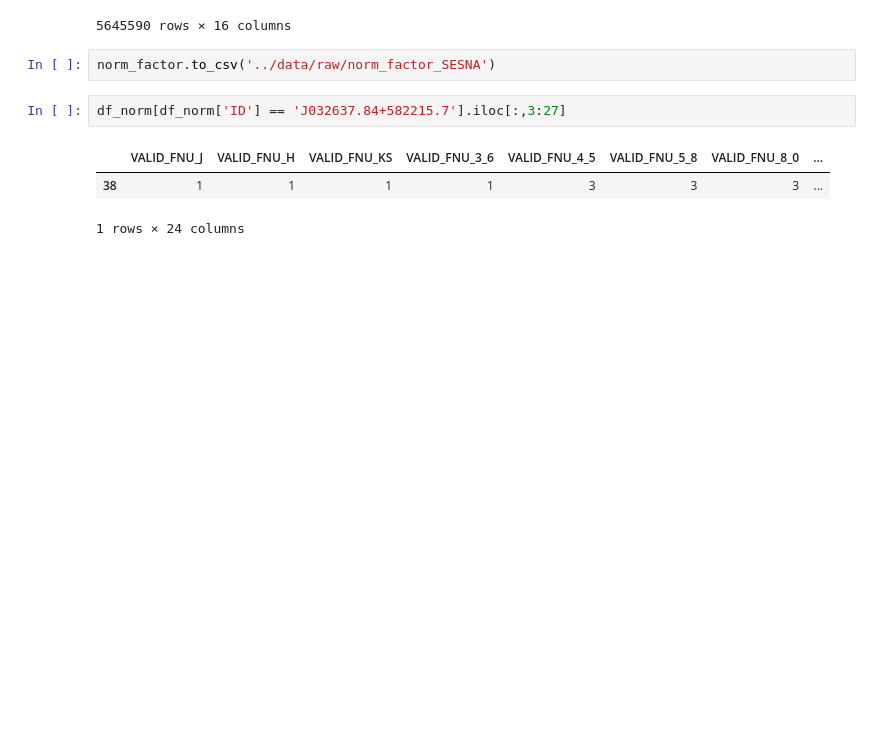
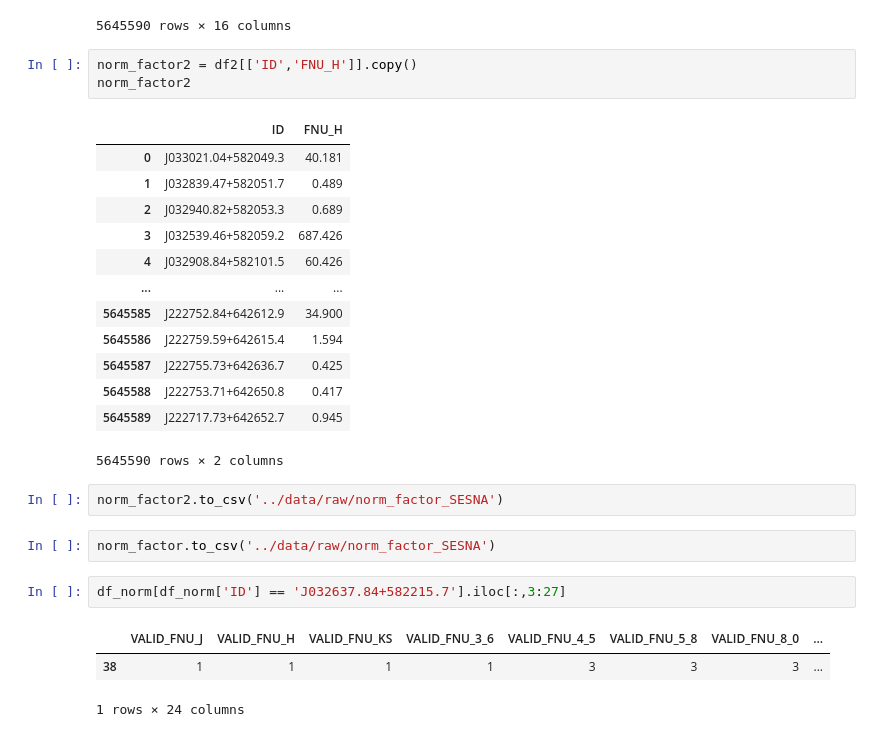
Before and after one commit to jridenba/REU-Notebooks, a Jupyter notebook: Unpickle SESNA.ipynb, the cells around one changed output. Drawn from its saved outputs; the diff is of its cells as text; blank space fills up the shorter version.

Commit message:
Added Source ID to norm factor save

```diff
--- a/Unpickle SESNA.ipynb
+++ b/Unpickle SESNA.ipynb
@@ -173,6 +157,25 @@ df_norm.iloc[:,11:27]
 | 5645588 | 1.357314 | 0.115108 | 1.0 | 0.151079 | 0.865707 | 0.179856 | 0.381295 | 0.019185 | 0.342926 | ... |
 | 5645589 | 0.425397 | 0.048677 | 1.0 | 0.067725 | 1.182011 | 0.092063 | 0.175661 | 1.000000 | 0.141799 | ... |
 5645590 rows × 16 columns
+# %%
+norm_factor2 = df2[['ID','FNU_H']].copy()
+norm_factor2
+# %% [output]
+|  | ID | FNU_H |
+| 0 | J033021.04+582049.3 | 40.181 |
+| 1 | J032839.47+582051.7 | 0.489 |
+| 2 | J032940.82+582053.3 | 0.689 |
+| 3 | J032539.46+582059.2 | 687.426 |
+| 4 | J032908.84+582101.5 | 60.426 |
+| ... | ... | ... |
+| 5645585 | J222752.84+642612.9 | 34.900 |
+| 5645586 | J222759.59+642615.4 | 1.594 |
+| 5645587 | J222755.73+642636.7 | 0.425 |
+| 5645588 | J222753.71+642650.8 | 0.417 |
+| 5645589 | J222717.73+642652.7 | 0.945 |
+5645590 rows × 2 columns
+# %%
+norm_factor2.to_csv('../data/raw/norm_factor_SESNA')
 # %%
 norm_factor.to_csv('../data/raw/norm_factor_SESNA')
 # %%
```
Also changed, not shown: parts of 1 cell of this notebook.
